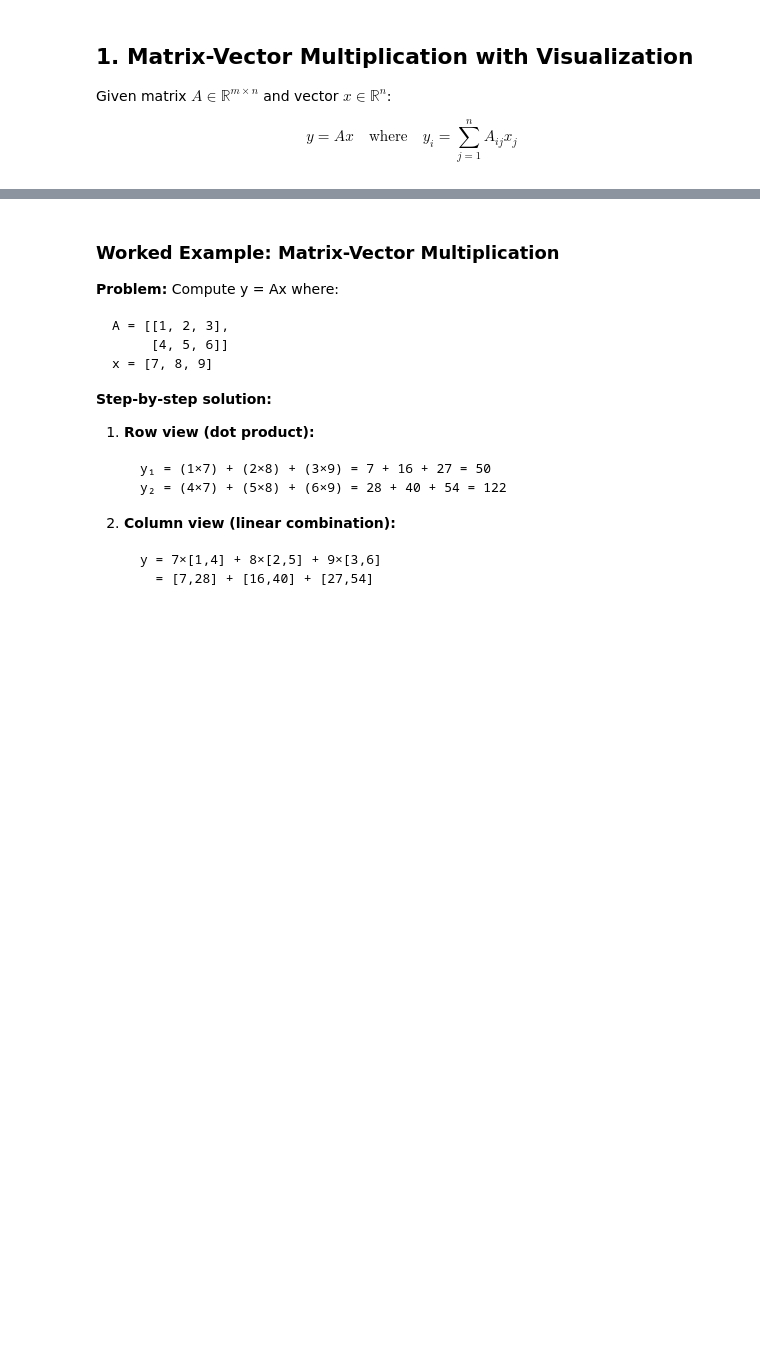
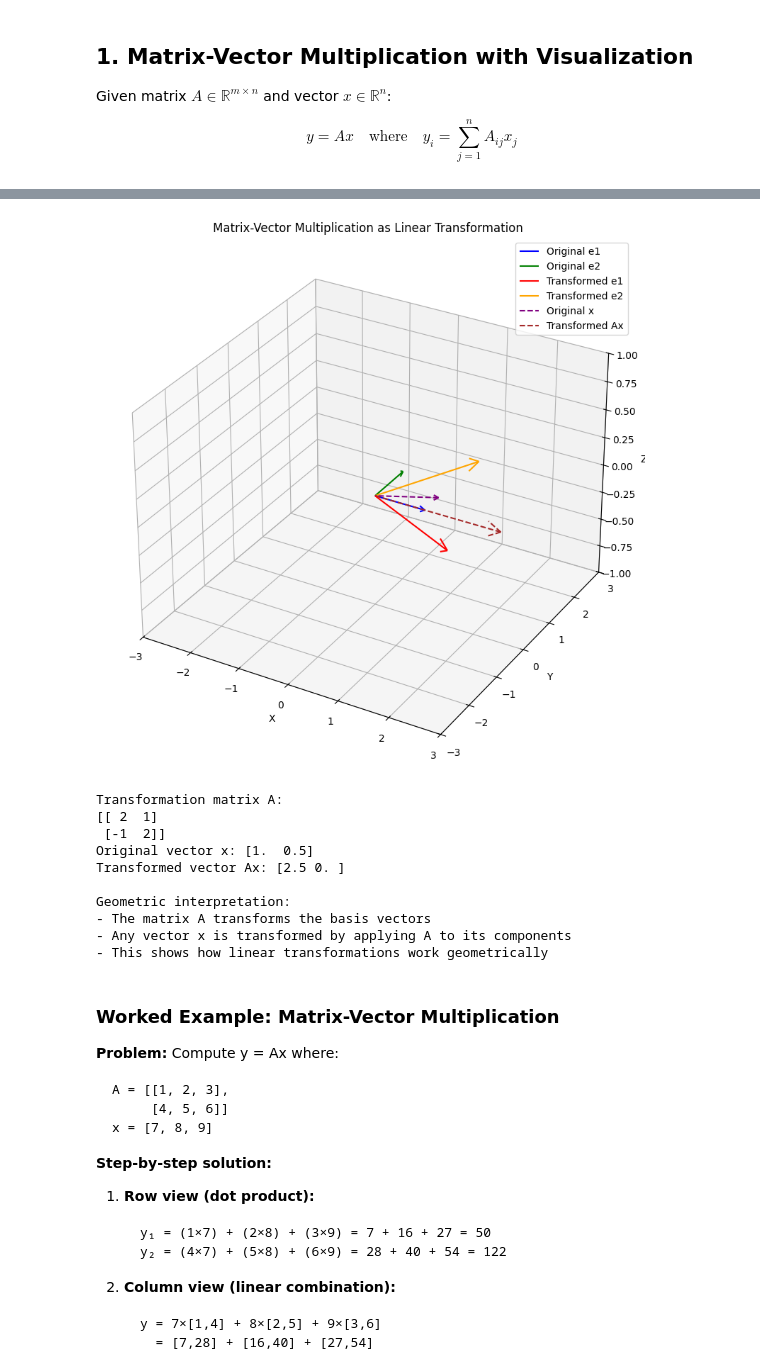
Before and after one commit to VedJoshi/ml-foundations, a Jupyter notebook: 01_linear_algebra/01_vectors_matrices.ipynb, the cells around one changed output, grey strips where cells are left out. Drawn from its saved outputs; the diff is of its cells as text; code cells hidden in the pictures; blank space fills up the shorter version.

```diff
--- a/01_linear_algebra/01_vectors_matrices.ipynb
+++ b/01_linear_algebra/01_vectors_matrices.ipynb
@@ -42,5 +45,6 @@ print('NumPy:', A @ x)
 # %%
-def plot_matrix_vector_mult():    """Visualize matrix-vector multiplication as linear transformation"""
+def plot_matrix_vector_mult():
+    """Visualize matrix-vector multiplication as linear transformation"""
     # Create figure
     fig = plt.figure(figsize=(12, 8))
     ax = fig.add_subplot(111, projection='3d')
@@ -71,33 +75,45 @@ def plot_matrix_vector_mult():    """Visualize matrix-vector multiplication as l
 
     # Plot a sample vector and its transformation
     x = np.array([1, 0.5])
     x_3d = np.append(x, 0)
     Ax_3d = np.append(A @ x, 0)
 
     ax.quiver(*origin, *x_3d, color='purple', length=1.0, arrow_length_ratio=0.1, label='Original x', linestyle='--')
     ax.quiver(*origin, *Ax_3d, color='brown', length=1.0, arrow_length_ratio=0.1, label='Transformed Ax', linestyle='--')
 
     ax.set_xlim([-3, 3])
     ax.set_ylim([-3, 3])
     ax.set_zlim([-1, 1])
     ax.set_xlabel('X')
     ax.set_ylabel('Y')
     ax.set_zlabel('Z')
     ax.set_title('Matrix-Vector Multiplication as Linear Transformation')
     ax.legend()
     plt.tight_layout()
     plt.show()
 
     print('Transformation matrix A:')
     print(A)
     print(f'Original vector x: {x}')
     print(f'Transformed vector Ax: {A @ x}')
     print('\nGeometric interpretation:')
     print('- The matrix A transforms the basis vectors')
     print('- Any vector x is transformed by applying A to its components')
     print('- This shows how linear transformations work geometrically')
 
 plot_matrix_vector_mult()
+# %% [output]
+[figure, added]
+Transformation matrix A:
+[[ 2  1]
+ [-1  2]]
+Original vector x: [1.  0.5]
+Transformed vector Ax: [2.5 0. ]
+
+Geometric interpretation:
+- The matrix A transforms the basis vectors
+- Any vector x is transformed by applying A to its components
+- This shows how linear transformations work geometrically
 # %% [markdown]
 ### Worked Example: Matrix-Vector Multiplication
 
```
Also changed, not shown: parts of 7 cells of this notebook, 4 other files.
